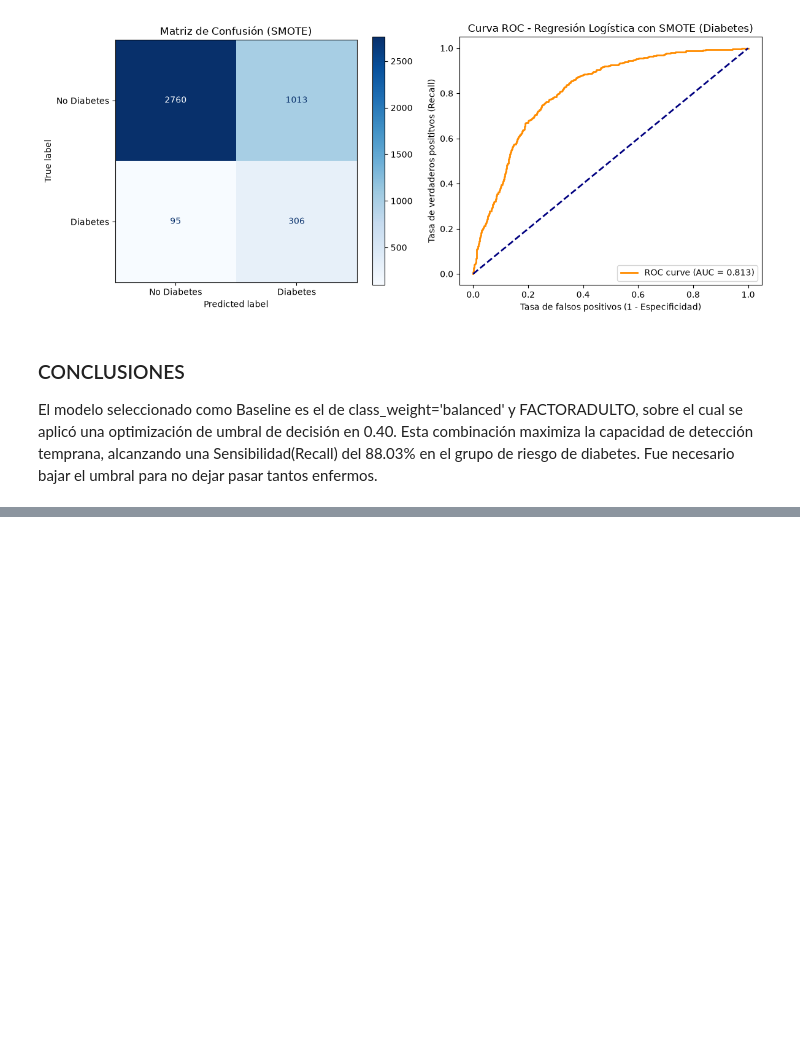
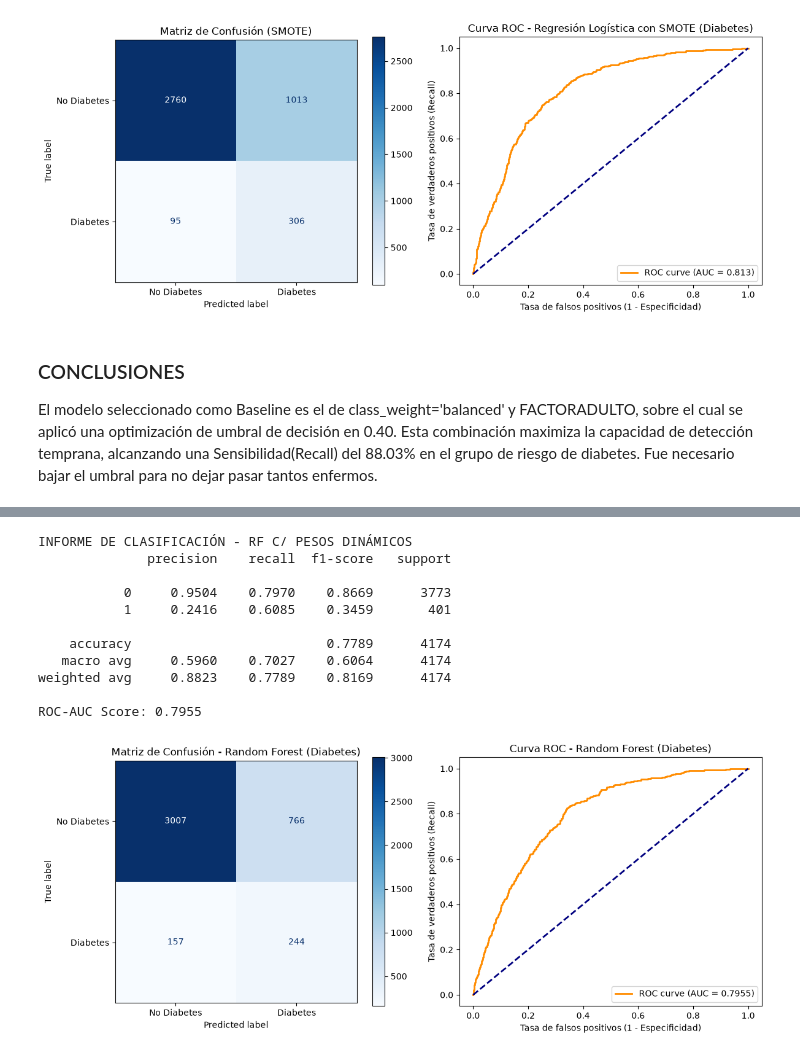
Before and after one commit to aldyvergara22-create/Hypertension-Diabetes-ML-detection, a Jupyter notebook: notebooks/06_Evaluación_Modelos_Diabetes.ipynb, the cells around one changed output, grey strips where cells are left out. Drawn from its saved outputs; the diff is of its cells as text; code cells hidden in the pictures; blank space fills up the shorter version.

```diff
--- a/notebooks/06_Evaluación_Modelos_Diabetes.ipynb
+++ b/notebooks/06_Evaluación_Modelos_Diabetes.ipynb
@@ -194,0 +422,48 @@ El modelo seleccionado como Baseline es el de class_weight='balanced' y FACTORAD
+# %%
+# ===========================================
+# EVALUACIÓN RANDOM FOREST C/ PESOS DINÁMICOS
+# ===========================================
+
+# Predicciones
+y_pred_rf_subsample = rf_subsample.predict(X_test_diab)
+y_proba_rf_subsample = rf_subsample.predict_proba(X_test_diab)[:, 1]
+
+print("INFORME DE CLASIFICACIÓN - RF C/ PESOS DINÁMICOS")
+print(classification_report(y_test_diab, y_pred_rf_subsample, digits=4))
+
+# ROC-AUC
+auc_rf_subsample = roc_auc_score(y_test_diab, y_proba_rf_subsample)
+print(f"ROC-AUC Score: {auc_rf_subsample:.4f}")
+
+# Matriz de confusión
+fig, axes = plt.subplots(1, 2, figsize=(12, 5))
+
+cm_rf_subsample = confusion_matrix(y_test_diab, y_pred_rf_subsample)
+disp_rf_subsample = ConfusionMatrixDisplay(confusion_matrix=cm_rf_subsample, display_labels=["No Diabetes", "Diabetes"])
+disp_rf_subsample.plot(ax=axes[0], cmap="Blues", values_format="d")
+axes[0].set_title("Matriz de Confusión - Random Forest (Diabetes)")
+
+# Curva ROC
+fpr_rf_subsample, tpr_rf_subsample, _ = roc_curve(y_test_diab, y_proba_rf_subsample)
+axes[1].plot(fpr_rf_subsample, tpr_rf_subsample, color="darkorange", lw=2, label=f"ROC curve (AUC = {auc_rf_subsample:.4f})")
+axes[1].plot([0, 1], [0, 1], color="navy", lw=2, linestyle="--")
+axes[1].set_xlabel("Tasa de falsos positivos (1 - Especificidad)")
+axes[1].set_ylabel("Tasa de verdaderos positivos (Recall)")
+axes[1].set_title("Curva ROC - Random Forest (Diabetes)")
+axes[1].legend(loc="lower right")
+
+plt.tight_layout()
+plt.show()
+# %% [output]
+INFORME DE CLASIFICACIÓN - RF C/ PESOS DINÁMICOS
+              precision    recall  f1-score   support
+
+           0     0.9504    0.7970    0.8669      3773
+           1     0.2416    0.6085    0.3459       401
+
+    accuracy                         0.7789      4174
+   macro avg     0.5960    0.7027    0.6064      4174
+weighted avg     0.8823    0.7789    0.8169      4174
+
+ROC-AUC Score: 0.7955
+[figure, added]
```
Also changed, not shown: parts of 18 cells of this notebook, 3 other files.
